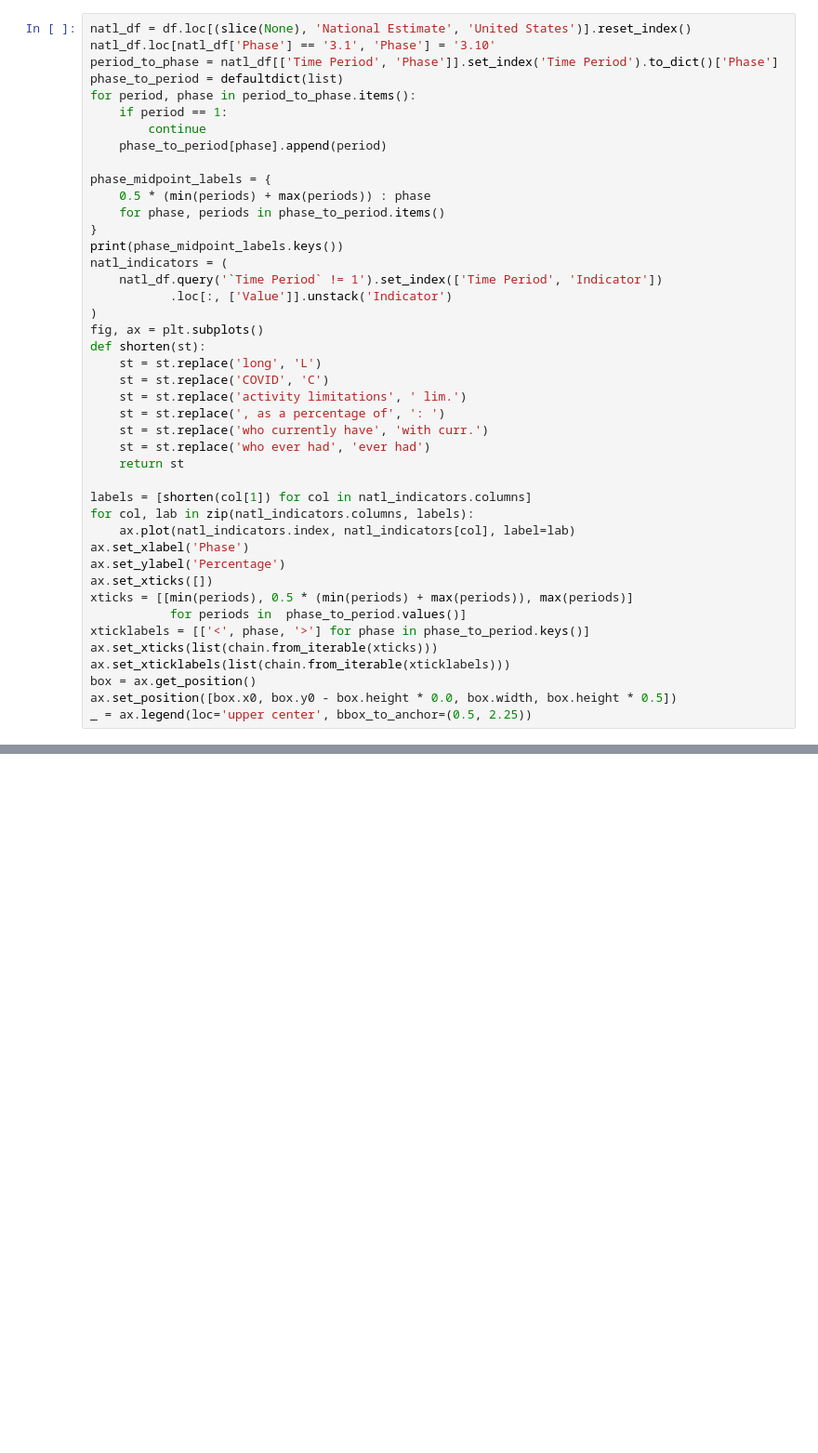
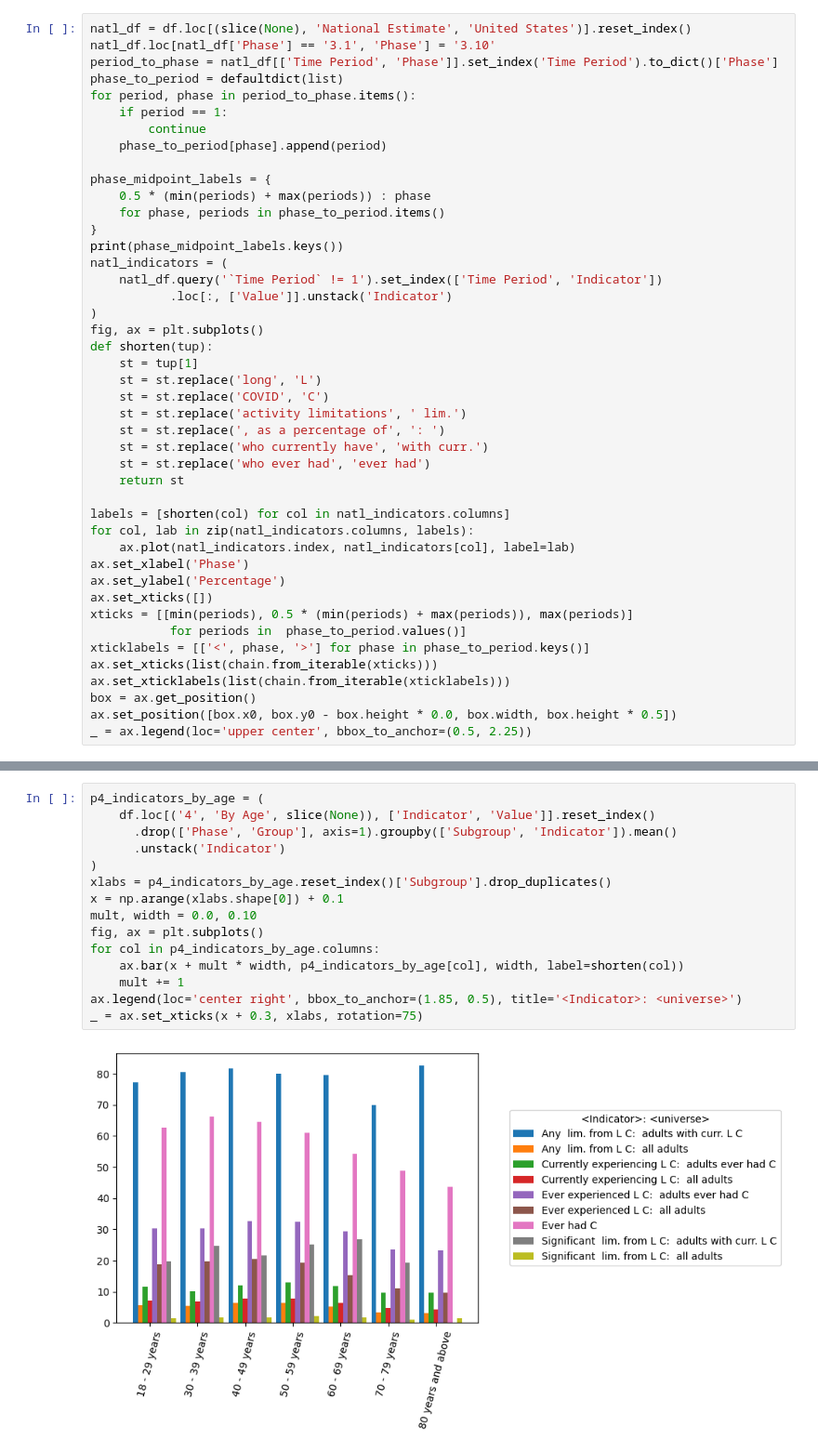
Before and after one commit to Mister-Zydeco/RL-bamboo-dn, a Jupyter notebook: #59: Long COVID/analyze.ipynb, the cells around one changed output, grey strips where cells are left out. Shown at 93% size. Saved outputs shown, nothing was run; the diff lists cells and outputs as text; blank space fills up the shorter version.

```diff
--- a/#59: Long COVID/analyze.ipynb
+++ b/#59: Long COVID/analyze.ipynb
@@ -51,7 +52,8 @@ natl_indicators = (
            .loc[:, ['Value']].unstack('Indicator')
 )
 fig, ax = plt.subplots()
-def shorten(st):
+def shorten(tup):
+    st = tup[1]
     st = st.replace('long', 'L')
     st = st.replace('COVID', 'C')
     st = st.replace('activity limitations', ' lim.')
@@ -60,7 +62,7 @@ def shorten(st):
     st = st.replace('who ever had', 'ever had')
     return st
 
-labels = [shorten(col[1]) for col in natl_indicators.columns]
+labels = [shorten(col) for col in natl_indicators.columns]
 for col, lab in zip(natl_indicators.columns, labels):
     ax.plot(natl_indicators.index, natl_indicators[col], label=lab)
 ax.set_xlabel('Phase')
@@ -77,3 +79,20 @@ _ = ax.legend(loc='upper center', bbox_to_anchor=(0.5, 2.25))
 # %% [output]
 dict_keys([47.0, 50.0, 53.0, 56.0, 59.0, 62.0, 64.5])
 [figure]
+# %%
+p4_indicators_by_age = (
+    df.loc[('4', 'By Age', slice(None)), ['Indicator', 'Value']].reset_index()
+      .drop(['Phase', 'Group'], axis=1).groupby(['Subgroup', 'Indicator']).mean()
+      .unstack('Indicator')
+)
+xlabs = p4_indicators_by_age.reset_index()['Subgroup'].drop_duplicates()
+x = np.arange(xlabs.shape[0]) + 0.1
+mult, width = 0.0, 0.10
+fig, ax = plt.subplots()
+for col in p4_indicators_by_age.columns:
+    ax.bar(x + mult * width, p4_indicators_by_age[col], width, label=shorten(col))
+    mult += 1
+ax.legend(loc='center right', bbox_to_anchor=(1.85, 0.5), title='<Indicator>: <universe>')
+_ = ax.set_xticks(x + 0.3, xlabs, rotation=75)
+# %% [output]
+[figure, added]
```
Also changed, not shown: parts of 3 cells of this notebook, 17 other files.
